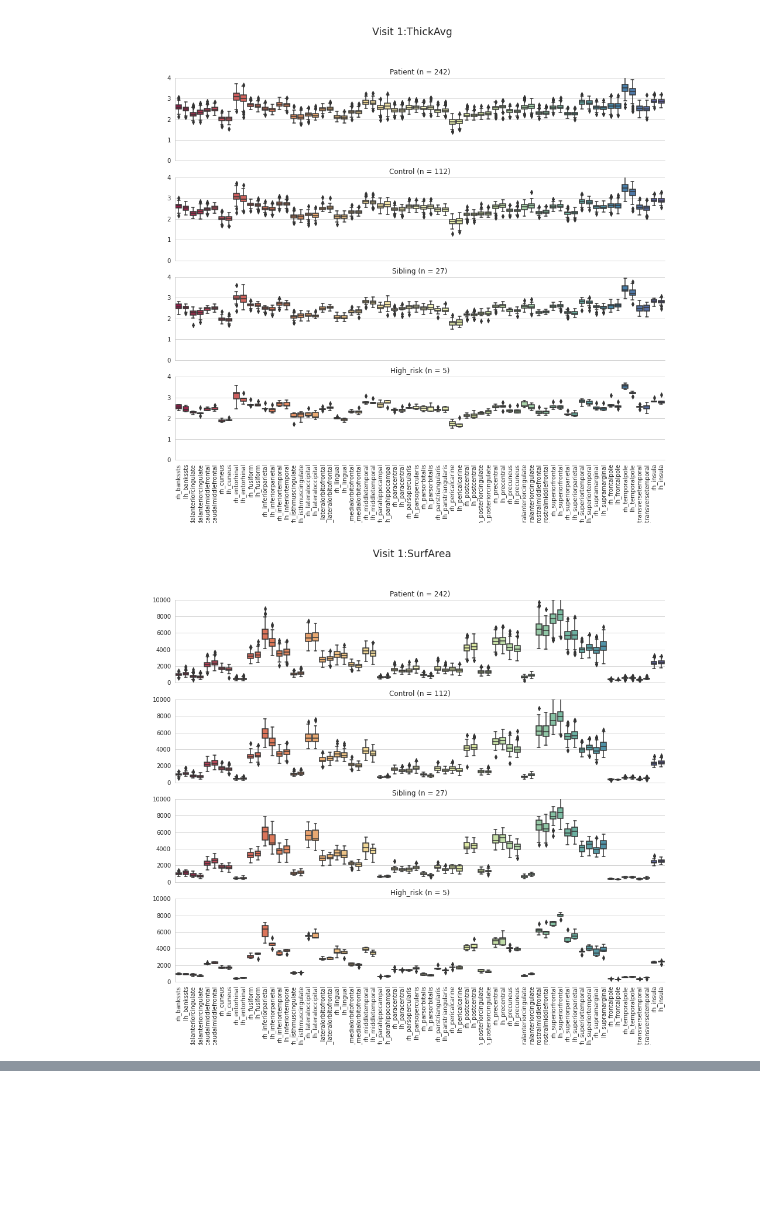
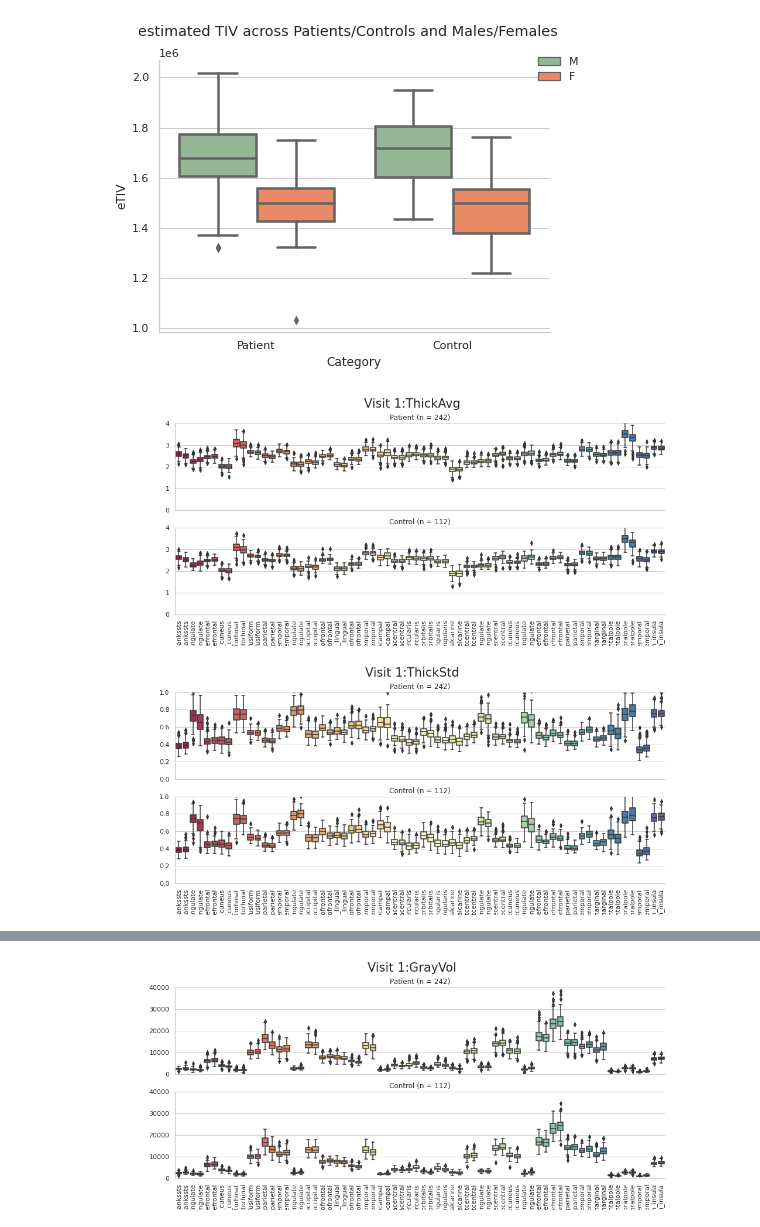
Before and after one commit to bbuckova/ESO_normative, a Jupyter notebook: clinics_load_desc.ipynb, the cells around one changed output, grey strips where cells are left out. Cells and saved outputs as stored; diff of their text form; code cells hidden in the pictures; blank space fills up the shorter version.

Commit message:
[clinics_load_desc.ipynb] now loads aseg data +  plotting eTIV

```diff
--- a/clinics_load_desc.ipynb
+++ b/clinics_load_desc.ipynb
@@ -48,6 +49,16 @@ for iid in range(0, clinics.shape[0]):
         names = np.append(names,name)
 
 clinics.index = names
+
+# drop unnecessary variables
+clinics = clinics[["Category","Sex", "Birth", 'Age_at_Visit', "Inclusion", "No_Visit", "Right_Handed"]]
+
+# load the aseg
+gen_info = pd.read_csv(os.path.join(fsdata_dir, 'aseg_data.txt'), delimiter=';',  index_col = 0)
+clinics = pd.concat([clinics, gen_info], axis=1, join="inner")
+
+# drop Siblings and High Risk
+clinics = clinics[(clinics["Category"] == "Patient") |(clinics["Category"] == "Control")]
 # %%
 # Description of the clinics - Visit 1
 sns.set_style("white")
@@ -75,25 +89,35 @@ for c in ax.containers:
+# %%
+# Plotting estimated TIV across Patients/Controls and Males/Females
+sns.set_theme(style="whitegrid")
+FM_colors = ["darkseagreen","coral"]
+cp = sns.set_palette(sns.color_palette(FM_colors))
+
+fig, axes = plt.subplots(1, sharex=True,figsize=(7,5))
+
+matplotlib.rcParams["figure.titlesize"] = "large"
+fig.suptitle('estimated TIV across Patients/Controls and Males/Females')
+g = sns.boxplot(data=clinics, x="Category", y="eTIV", hue="Sex", linewidth=2.5, palette = cp)
+g.legend(loc="upper right", frameon=False, bbox_to_anchor=(1.1, 1.05))
+
+sns.despine()
+# %% [output]
+[figure, added]
 # %%
 # which fs textfile to load?
 fs_files = glob.glob(os.path.join(fsdata_dir,'aparc*.txt'))
-fs_vars = ["ThickAvg", "SurfArea", "GrayVol"]
+fs_vars = ["ThickAvg", "ThickStd", "SurfArea", "GrayVol"]
 
 for fs_suffix in fs_vars:
 
     # pick the correct datafile
     fs_file = [s for s in fs_files if fs_suffix in s]
     neuro = pd.read_csv(fs_file[0], sep=";", index_col = 0)
 
     # create the dataset
     data = merge_and_reorder(clinics, neuro)
 
     # plot images
-    desc_boxplots(data, fs_suffix, images_dir)
-
-
-
-#fs_suffix = "ThickAvg"
-#fs_file = [s for s in fs_files if fs_suffix in s]
-#neuro = pd.read_csv(fs_file[0], sep=";", index_col = 0)
+    desc_boxplots(data, fs_suffix, images_dir, save_img=False)
 # %% [output]
-[figure, old version]
+[figure, new version]
-[figure, old version]
+[figure, new version]
@@ -100,0 +125 @@ for fs_suffix in fs_vars:
+[figure, added]
```
Also changed, not shown: parts of 5 cells of this notebook.
